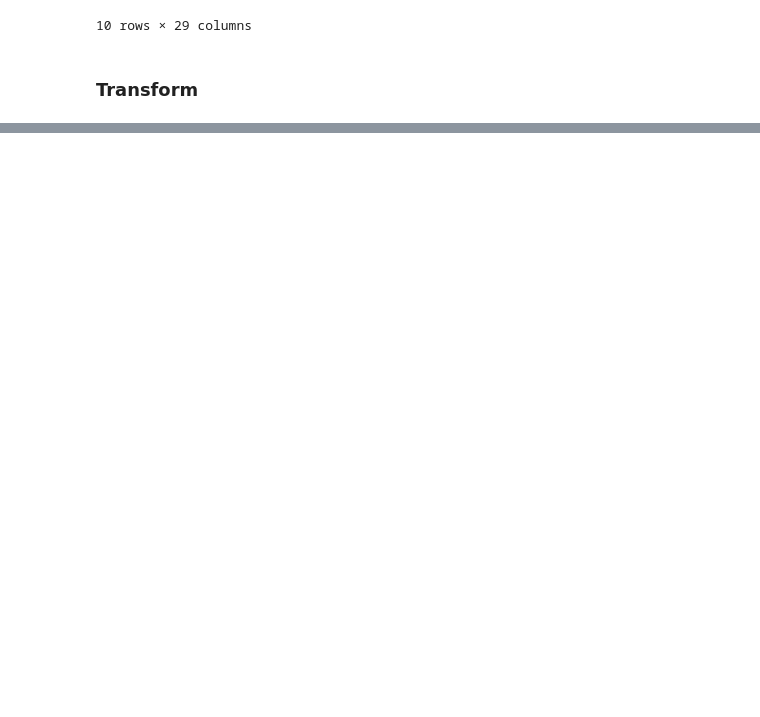
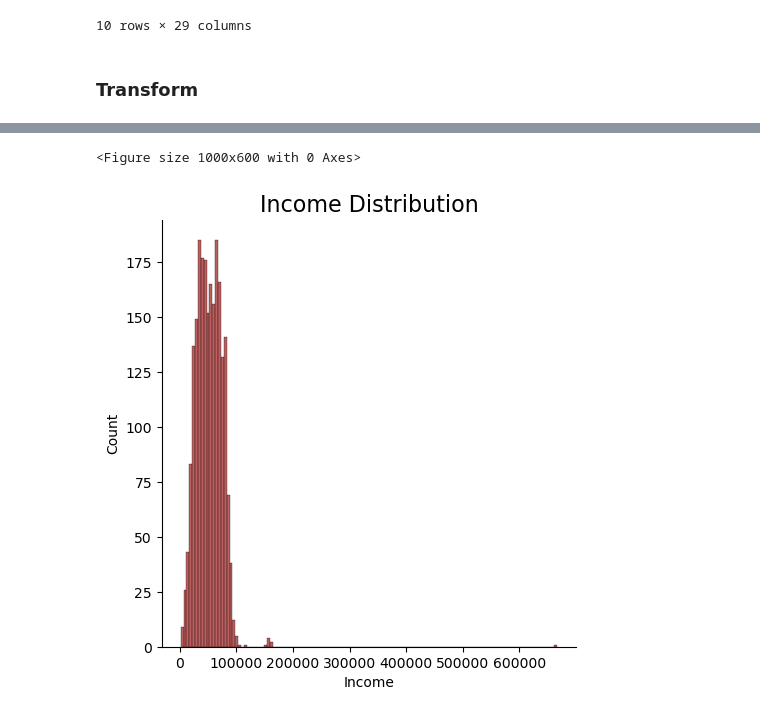
Before and after one commit to jaquelinesfernandes/Marketing_EDA_Stats, a Jupyter notebook: project_mkt_eda_stats.ipynb, the cells around one changed output, grey strips where cells are left out. Saved outputs shown, nothing was run; the diff lists cells and outputs as text; code cells hidden in the pictures; blank space fills up the shorter version.

```diff
--- a/project_mkt_eda_stats.ipynb
+++ b/project_mkt_eda_stats.ipynb
@@ -76,0 +216,12 @@ data.head(10)
+# %%
+# Distribuição da varíável 'Income'
+plt.figure(figsize = (10, 6))
+
+sns.displot(data['Income'], color = 'brown')
+
+plt.title('Income Distribution', size = 16)
+
+plt.show()
+# %% [output]
+<Figure size 1000x600 with 0 Axes>
+[figure, added]
```
Also changed, not shown: parts of 111 cells of this notebook, 3 other files.
